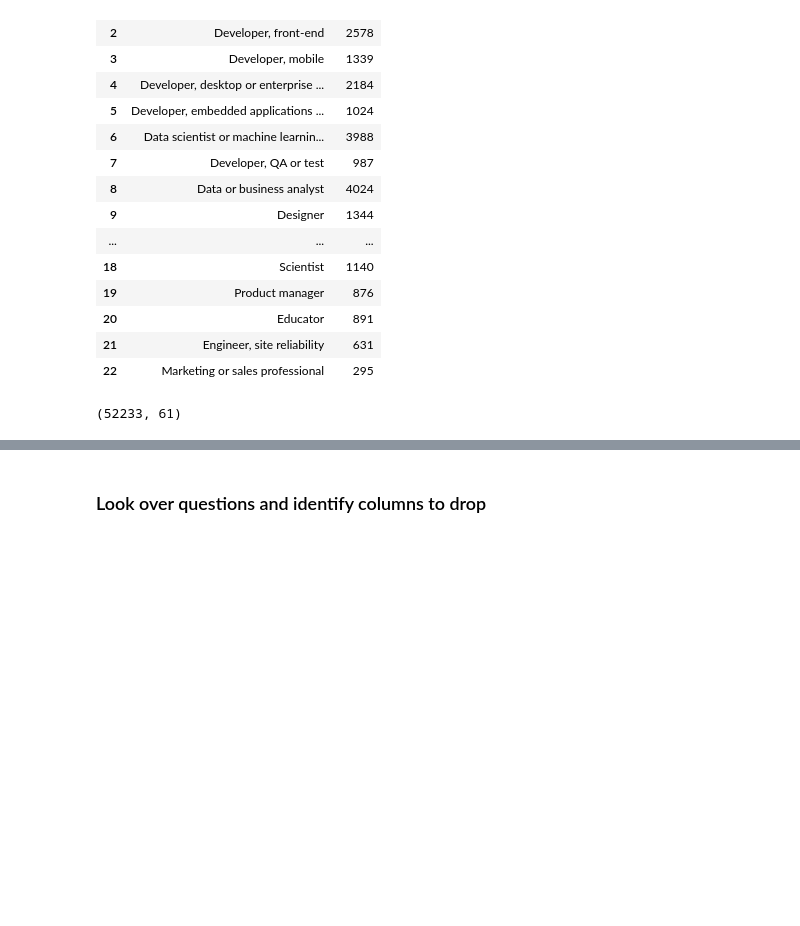
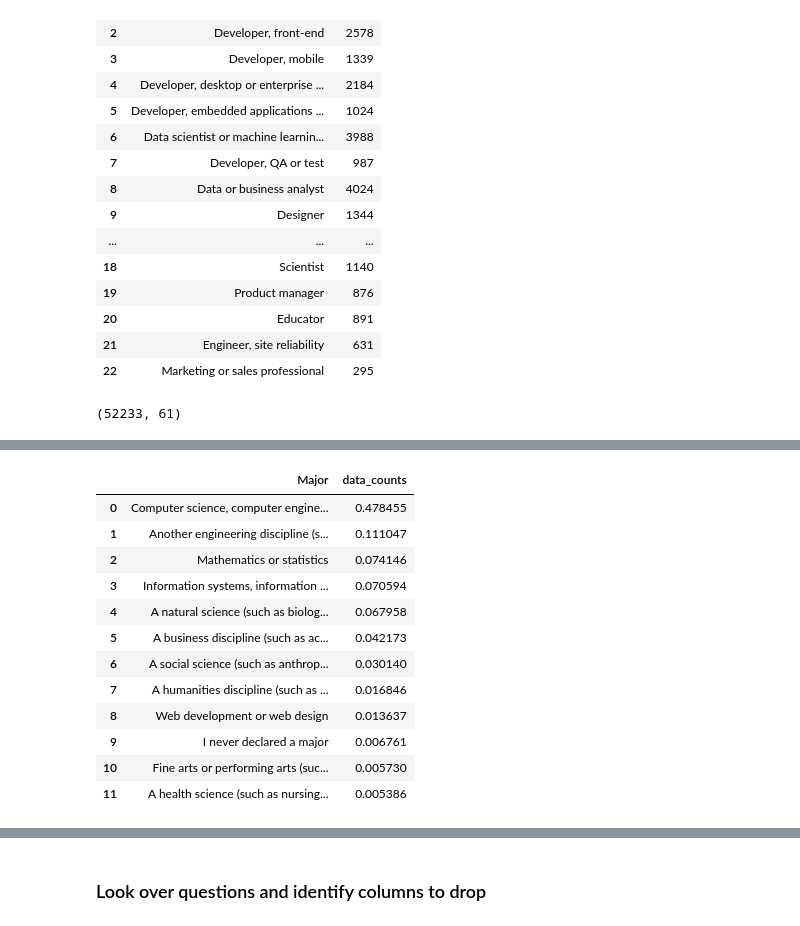
Before and after one commit to SolanaO/Developers_Survey_Analysis, a Jupyter notebook: stackBlogDataAnalysis.ipynb, the cells around one changed output, grey strips where cells are left out. Drawn from its saved outputs; the diff is of its cells as text; code cells hidden in the pictures; blank space fills up the shorter version.

```diff
--- a/stackBlogDataAnalysis.ipynb
+++ b/stackBlogDataAnalysis.ipynb
@@ -454,0 +498,16 @@ other_coders.shape
+# %%
+data_major
+# %% [output]
+|  | Major | data_counts |
+| 0 | Computer science, computer engine... | 0.478455 |
+| 1 | Another engineering discipline (s... | 0.111047 |
+| 2 | Mathematics or statistics | 0.074146 |
+| 3 | Information systems, information ... | 0.070594 |
+| 4 | A natural science (such as biolog... | 0.067958 |
+| 5 | A business discipline (such as ac... | 0.042173 |
+| 6 | A social science (such as anthrop... | 0.030140 |
+| 7 | A humanities discipline (such as ... | 0.016846 |
+| 8 | Web development or web design | 0.013637 |
+| 9 | I never declared a major | 0.006761 |
+| 10 | Fine arts or performing arts (suc... | 0.005730 |
+| 11 | A health science (such as nursing... | 0.005386 |
```
Also changed, not shown: parts of 16 cells of this notebook.
